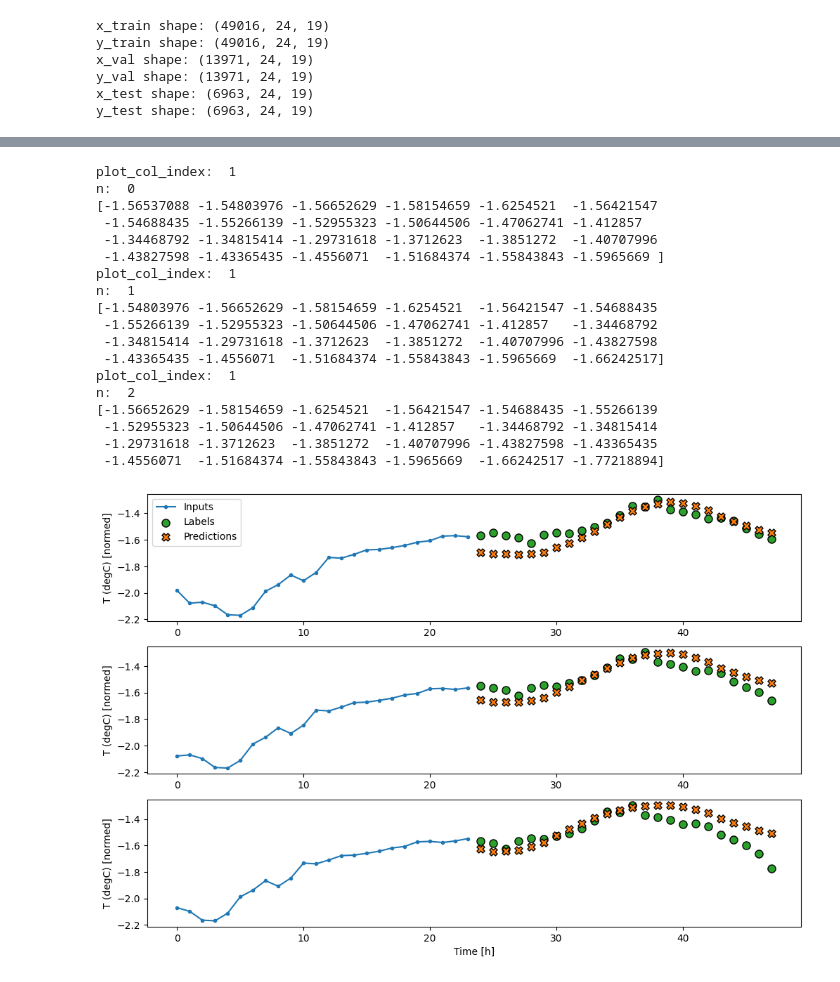
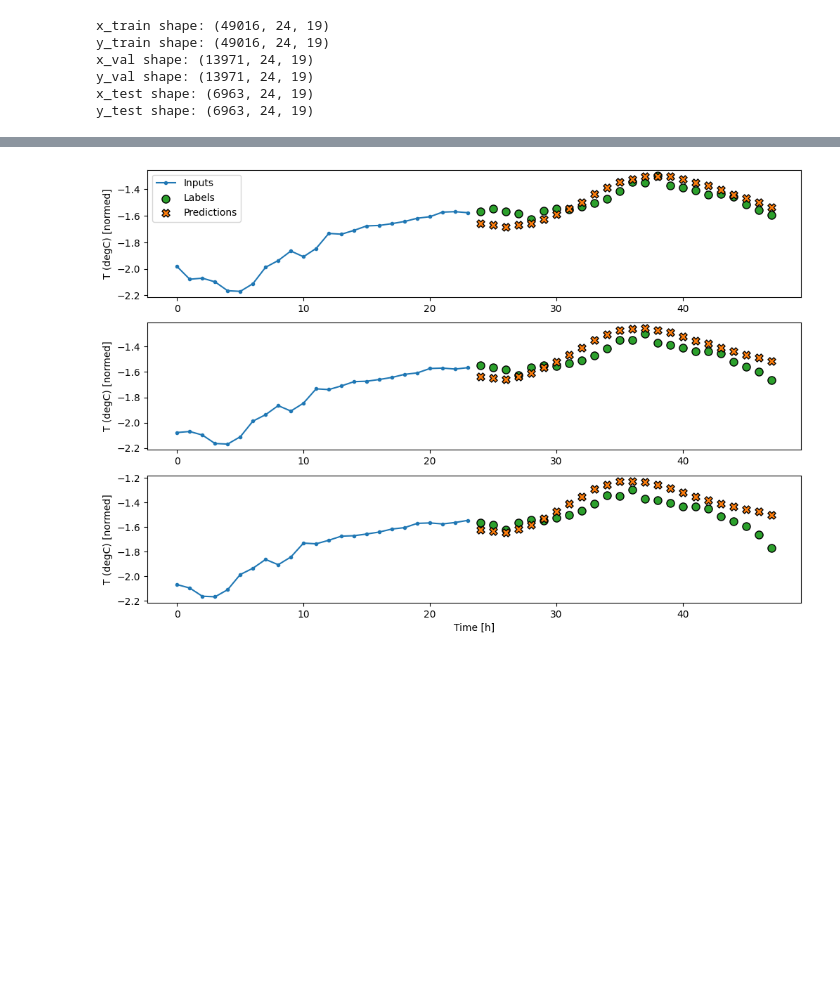
Before and after one commit to bmw-ece-ntust/internship, a Jupyter notebook: jupyternotebook/study_tensorflow/test3c.ipynb, the cells around one changed output, grey strips where cells are left out. Saved outputs shown, nothing was run; the diff lists cells and outputs as text; code cells hidden in the pictures; blank space fills up the shorter version.

```diff
--- a/jupyternotebook/study_tensorflow/test3c.ipynb
+++ b/jupyternotebook/study_tensorflow/test3c.ipynb
@@ -251,9 +251,9 @@ def plot(inputs, labels, model=None, plot_col='T (degC)', max_subplots=3,
         # Check if label_columns is specified, to find the corresponding label column index
         if label_columns:
             label_col_index = label_columns_indices.get(plot_col, None)
-            print("label_columns_indices", label_columns_indices)
-            print(label_col_index)
-            print("asdfasdf")
+           # print("label_columns_indices", label_columns_indices)
+            #print(label_col_index)
+            #print("asdfasdf")
         else:
             # If not specified, use the same index as the input column
             label_col_index = plot_col_index
@@ -262,58 +262,39 @@ def plot(inputs, labels, model=None, plot_col='T (degC)', max_subplots=3,
         if label_col_index is None:
             continue
         # Plot the labels data as scatter plot
-        print("plot_col_index: ", plot_col_index)
-        print("n: ", n)
+        #print("plot_col_index: ", plot_col_index)
+        #print("n: ", n)
         if labels is not None:
-            print(labels[n, :, label_col_index])
             plt.scatter(label_indices, labels[n, :, label_col_index],
                         edgecolors='k', label='Labels', c='#2ca02c', s=64)
         # If a model is provided, use it to make predictions and plot them
         if model is not None:
             predictions = model(inputs)
             plt.scatter(label_indices, predictions[n, :, label_col_index],
                         marker='X', edgecolors='k', label='Predictions',
                         c='#ff7f0e', s=64)
 
         # Add a legend to the first subplot only for clarity
         if n == 0:
             plt.legend()
 
     # Set the label for the x-axis
     plt.xlabel('Time [h]')
     plt.show()
 
 # Contoh penggunaan fungsi plot
 input_indices = np.arange(total_window_size)[input_slice]
 label_indices = np.arange(total_window_size)[labels_slice]
-label_columns = None
+label_columns = df.columns.to_list()
 if label_columns is not None:
     # Create a dictionary mapping label names to their indices in the dataframe
     label_columns_indices = {name: i for i, name in
                                 enumerate(label_columns)}
 # Create a dictionary mapping all column names to their indices in the dataframe
 column_indices = {name: i for i, name in
                         enumerate(train_df.columns)}
 plot(inputs=x_train[:,:,:], labels=y_train, model=multi_lstm_model, plot_col='T (degC)',
      max_subplots=3, input_indices=input_indices, label_indices=label_indices,
      column_indices=column_indices, label_columns=label_columns, label_columns_indices=label_columns_indices)
 # %% [output]
-plot_col_index:  1
-n:  0
-[-1.56537088 -1.54803976 -1.56652629 -1.58154659 -1.6254521  -1.56421547
- -1.54688435 -1.55266139 -1.52955323 -1.50644506 -1.47062741 -1.412857
- -1.34468792 -1.34815414 -1.29731618 -1.3712623  -1.3851272  -1.40707996
- -1.43827598 -1.43365435 -1.4556071  -1.51684374 -1.55843843 -1.5965669 ]
-plot_col_index:  1
-n:  1
-[-1.54803976 -1.56652629 -1.58154659 -1.6254521  -1.56421547 -1.54688435
- -1.55266139 -1.52955323 -1.50644506 -1.47062741 -1.412857   -1.34468792
- -1.34815414 -1.29731618 -1.3712623  -1.3851272  -1.40707996 -1.43827598
- -1.43365435 -1.4556071  -1.51684374 -1.55843843 -1.5965669  -1.66242517]
-plot_col_index:  1
-n:  2
-[-1.56652629 -1.58154659 -1.6254521  -1.56421547 -1.54688435 -1.55266139
- -1.52955323 -1.50644506 -1.47062741 -1.412857   -1.34468792 -1.34815414
- -1.29731618 -1.3712623  -1.3851272  -1.40707996 -1.43827598 -1.43365435
- -1.4556071  -1.51684374 -1.55843843 -1.5965669  -1.66242517 -1.77218894]
-[figure, old version]
+[figure, new version]
```
Also changed, not shown: parts of 1 cell of this notebook.
